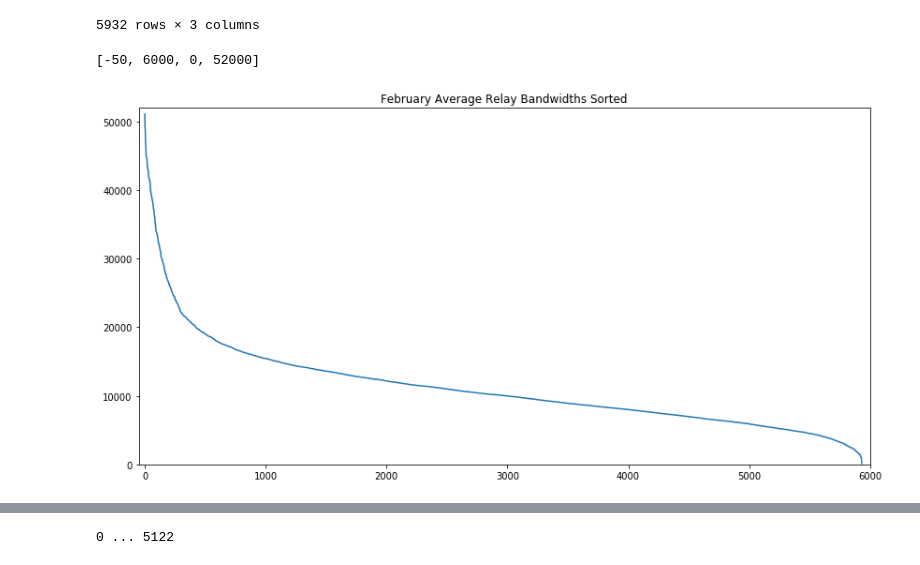
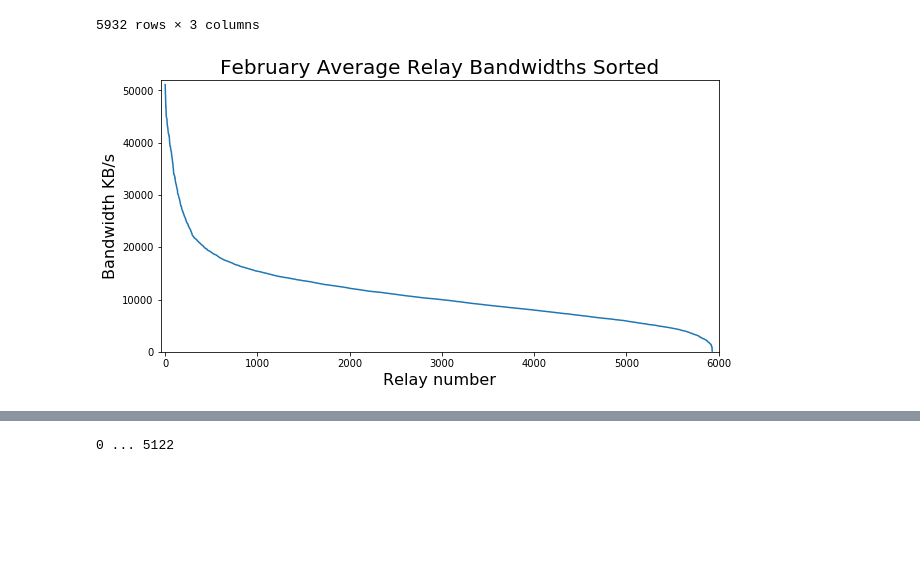
Before and after one commit to axo318/tor-masters-project, a Jupyter notebook: bw_research/choosing_n_relays.ipynb, the cells around one changed output, grey strips where cells are left out. Drawn from its saved outputs; the diff is of its cells as text; code cells hidden in the pictures; blank space fills up the shorter version.

Commit message:
Started making figures & measurements are ready and cleaned

```diff
--- a/bw_research/choosing_n_relays.ipynb
+++ b/bw_research/choosing_n_relays.ipynb
@@ -7,5 +9,5 @@ import matplotlib.pyplot as plt
 # %%
-dir_path = 'csvs/2020-02/'
+dir_path = 'data/2020-02/'
 # %%
 # Get csv paths
 paths = os.listdir(dir_path)
@@ -47,10 +49,12 @@ df
 #df.to_csv('csvs/feb_avg_bws.csv', index=False)
 # %%
 # See all sorted bandwidths
-plt.figure(figsize=(14,7))
+plt.figure(figsize=(10,5))
 plt.plot(range(df.shape[0]), df['mean_bw'])
-plt.title('February Average Relay Bandwidths Sorted')
+plt.title('February Average Relay Bandwidths Sorted', size=20)
 plt.axis([-50, 6000, 0, 52000])
+plt.ylabel('Bandwidth KB/s', size=16)
+plt.xlabel('Relay number', size=16)
+plt.show()
 # %% [output]
-[-50, 6000, 0, 52000]
-[figure, old version]
+[figure, new version]
```
Also changed, not shown: parts of 3 cells of this notebook, 13 other files.
